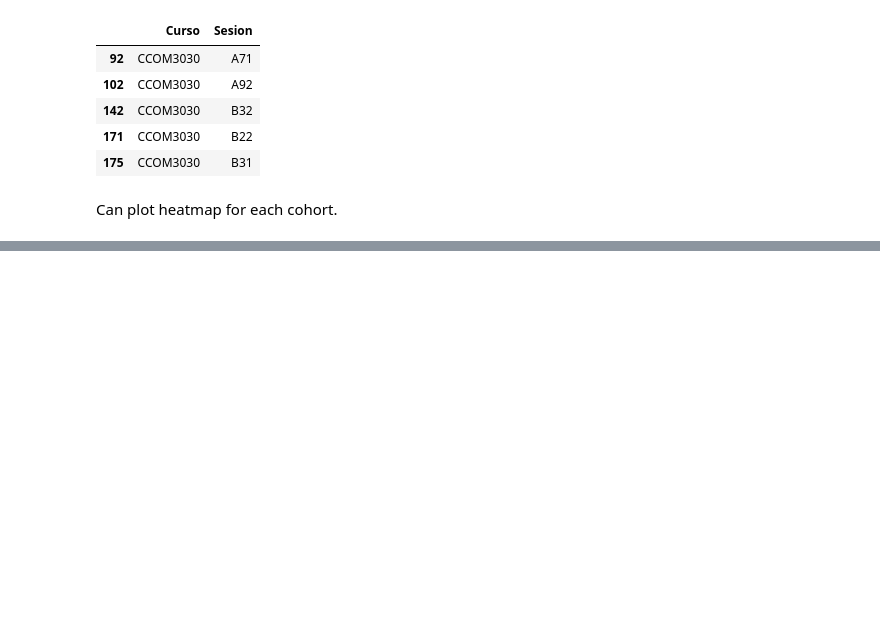
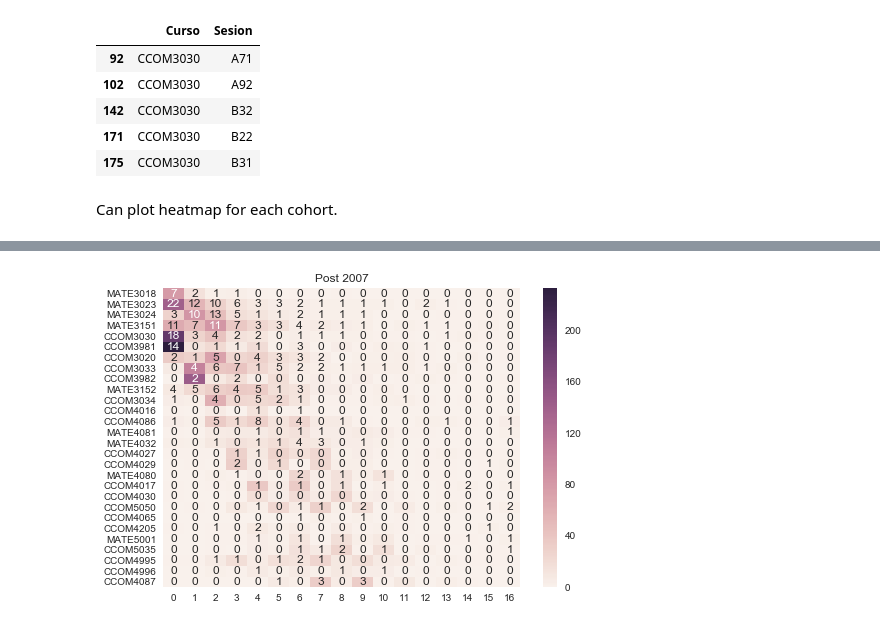
Before and after one commit to humberto-ortiz/stumap, a Jupyter notebook: stumap.ipynb, the cells around one changed output, grey strips where cells are left out. Cells and saved outputs as stored; diff of their text form; code cells hidden in the pictures; blank space fills up the shorter version.

Commit message:
Look at pre-2007, post-2007 split

```diff
--- a/stumap.ipynb
+++ b/stumap.ipynb
@@ -304,0 +360,12 @@ for i in range(len(cohorts)):
+# %%
+post_stu = []
+for sem in list(filter(lambda semester: semester >= "A71", cao_keys)):
+    post_stu += caocohorts[sem]
+# %%
+post_cohort = {k:sequences[k] for k in post_stu}
+# %%
+ax = sns.heatmap(heatmap(clean(post_cohort,prog2011), prog2011), annot=failmap(clean(post_cohort, prog2011), prog2011))
+ax.set(title="Post 2007")
+plt.show()
+# %% [output]
+[figure, added]
```
Also changed, not shown: parts of 10 cells of this notebook.
